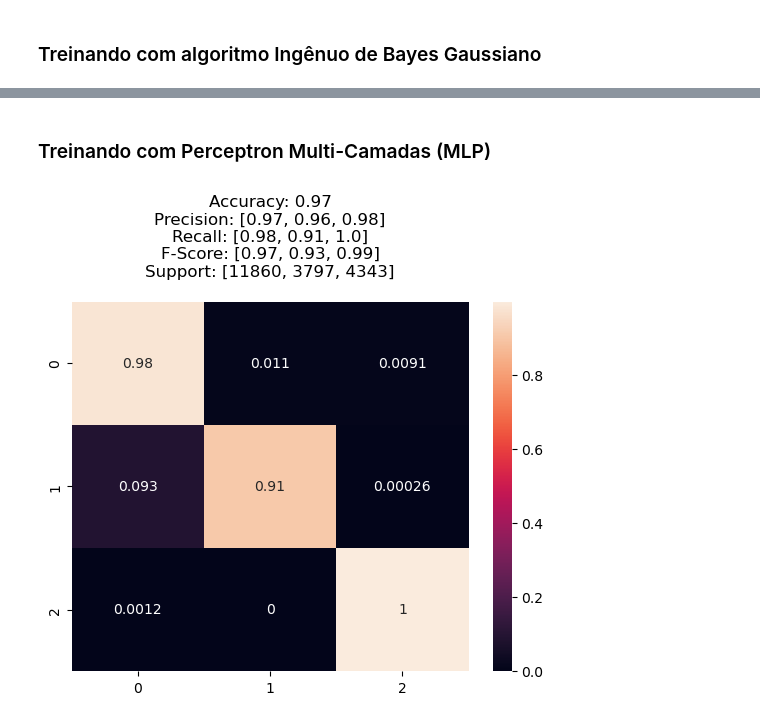
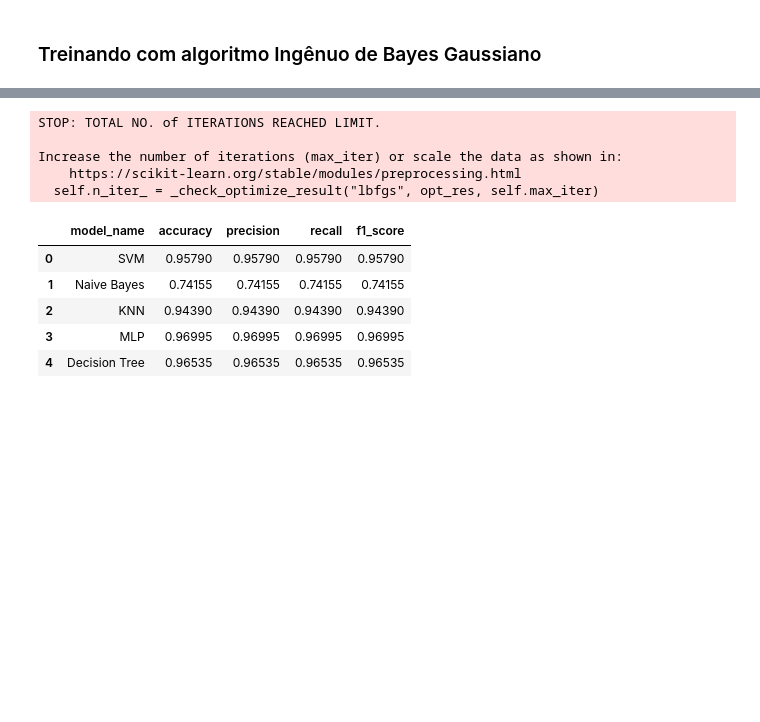
Before and after one commit to dvccs-softex/apd-de-maquina-RRIA, a Jupyter notebook: notebook.ipynb, the cells around one changed output, grey strips where cells are left out. Saved outputs shown, nothing was run; the diff lists cells and outputs as text; code cells hidden in the pictures; blank space fills up the shorter version.

```diff
--- a/notebook.ipynb
+++ b/notebook.ipynb
@@ -311,2 +285,25 @@ model_report(y_test, y_pred)
+# %%
+model_list = [
+    {
+        "model_name": "SVM",
+        "estimator": SVC(kernel='rbf', C=1, gamma=0.1, random_state=42),
+    },
+    {
+        "model_name": "Naive Bayes",
+        "estimator": GaussianNB(),
+    },
+    {
+        "model_name": "KNN",
+        "estimator": KNeighborsClassifier(n_neighbors=3),
+    },
+    {
+        "model_name": "MLP",
+        "estimator": MLPClassifier(solver='lbfgs', alpha=1e-3, hidden_layer_sizes=(6,), random_state=1, validation_fraction=0.2, max_iter=1000),
+    },
+    {
+        "model_name": "Decision Tree",
+        "estimator": DecisionTreeClassifier(criterion='entropy', max_depth=4, min_samples_leaf=1, random_state=42, ccp_alpha=0.0),
+    },
+]
 # %% [markdown]
 ### Treinando com algoritmo Ingênuo de Bayes Gaussiano
@@ -329,9 +310,15 @@ model_report(y_test, y_pred)
-# %% [markdown]
-### Treinando com Perceptron Multi-Camadas (MLP)
-# %%
-neural_network = MLPClassifier(solver='lbfgs', alpha=1e-3, hidden_layer_sizes=(6,), random_state=1, validation_fraction=0.2, max_iter=1000)
-neural_network.fit(X_train, y_train)
-y_pred = neural_network.predict(X_test)
-model_report(y_test, y_pred)
-# %% [output]
-[figure, removed]
+# %%
+models_report(model_list, y_test)
+# TODO: entender porque diabos ta tudo igual >:C
+# %% [output]
+STOP: TOTAL NO. of ITERATIONS REACHED LIMIT.
+
+Increase the number of iterations (max_iter) or scale the data as shown in:
+    https://scikit-learn.org/stable/modules/preprocessing.html
+  self.n_iter_ = _check_optimize_result("lbfgs", opt_res, self.max_iter)
+|  | model_name | accuracy | precision | recall | f1_score |
+| 0 | SVM | 0.95790 | 0.95790 | 0.95790 | 0.95790 |
+| 1 | Naive Bayes | 0.74155 | 0.74155 | 0.74155 | 0.74155 |
+| 2 | KNN | 0.94390 | 0.94390 | 0.94390 | 0.94390 |
+| 3 | MLP | 0.96995 | 0.96995 | 0.96995 | 0.96995 |
+| 4 | Decision Tree | 0.96535 | 0.96535 | 0.96535 | 0.96535 |
```
Also changed, not shown: parts of 9 cells of this notebook.
